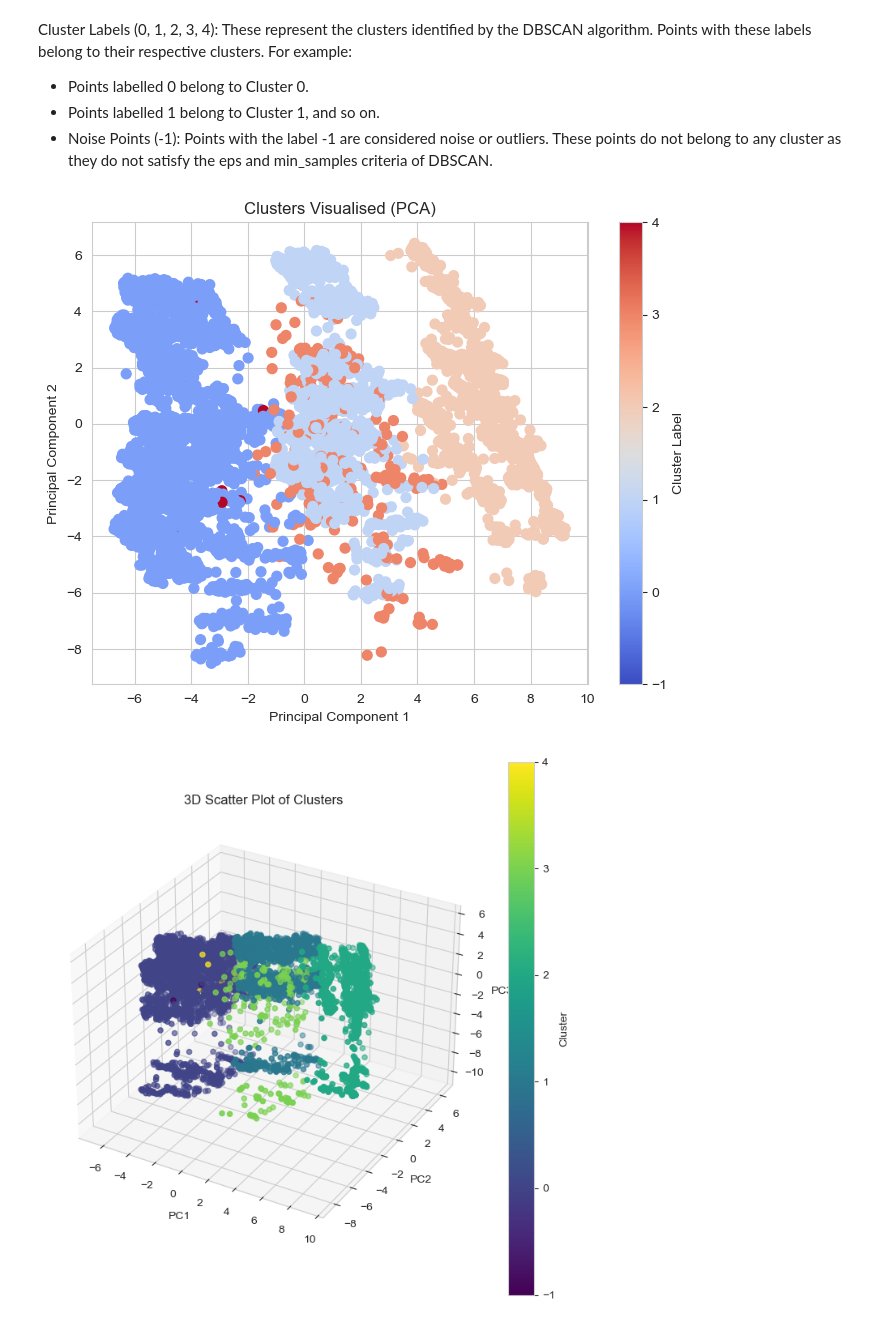
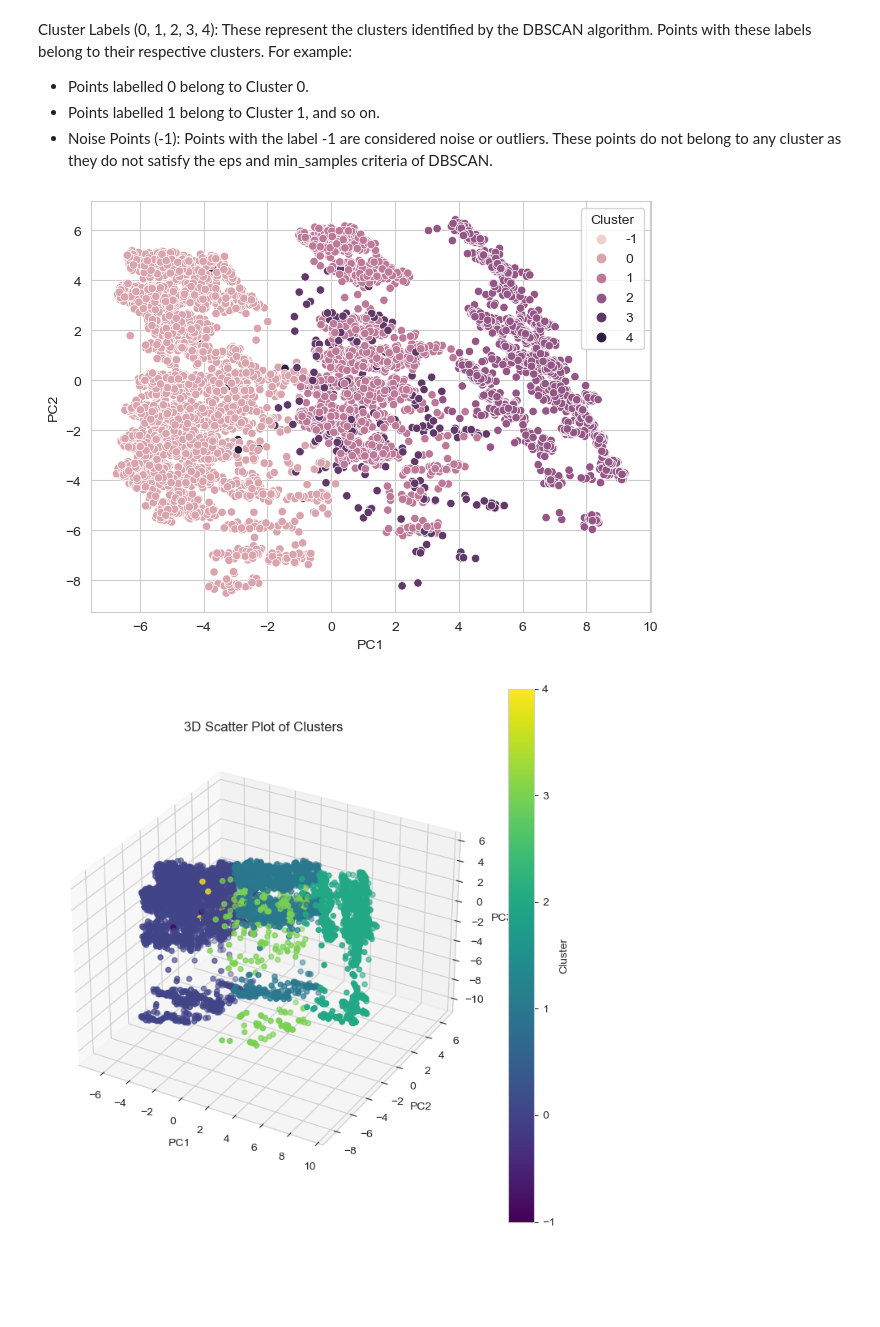
Before and after one commit to AdityaSreevatsaK/DS-ML-Playground, a Jupyter notebook: c. Jupyter Notebooks/National Health and Nutrition Examination Survey (NHANES).ipynb, the cells around one changed output. Saved outputs shown, nothing was run; the diff lists cells and outputs as text; code cells hidden in the pictures; blank space fills up the shorter version.

```diff
--- a/c. Jupyter Notebooks/National Health and Nutrition Examination Survey (NHANES).ipynb
+++ b/c. Jupyter Notebooks/National Health and Nutrition Examination Survey (NHANES).ipynb
@@ -22,8 +23,8 @@ from skopt.space import Real, Integer, Categorical
 
 warnings.filterwarnings('ignore')
 # %%
-health_data = pd.read_csv('../b. Datasets/NHANES/NHANES.csv')
-data_dictionary = pd.read_excel('../b. Datasets/NHANES/Data Dictionary.xlsx')
+health_data = pd.read_csv('ML3 data.csv')
+data_dictionary = pd.read_excel('Data_Description.xlsx')
 # %%
 display(health_data.head(2))
 display(health_data.tail(2))
@@ -129,7 +147,7 @@ X = health_data
 ## Implementing K-Means Clustering to gain better understanding of the data.
 # %%
 inertia = []
-for n in range (1, 16):
+for n in range (2, 16):
     k_means_model = KMeans(n_clusters=n,
                            init='k-means++',
                            n_init=30,
@@ -174,0 +193,18 @@ plt.show()
+# %%
+cluster_range = range(2, 16)
+silhouette_scores = []
+
+# Compute silhouette scores
+for n_clusters in cluster_range:
+    kmeans = KMeans(
+        n_clusters=n_clusters,
+        init='k-means++',
+        n_init=30,
+        max_iter=200,
+        tol=0.0001,
+        random_state=0,
+        algorithm='elkan'
+    )
+    cluster_labels = kmeans.fit_predict(X)
+    score = silhouette_score(X, cluster_labels)
+    silhouette_scores.append(score)
@@ -673,17 +733,16 @@ For example:
 health_data['Cluster'] = cluster_labels
 # %%
 pca = PCA(n_components=2)
-reduced_data = pca.fit_transform(health_data)
+pca_result = pca.fit_transform(health_data)
 
-plt.figure(figsize=(8, 6))
-plt.scatter(reduced_data[:, 0], reduced_data[:, 1], c=cluster_labels, cmap='coolwarm', s=50)
-plt.colorbar(label='Cluster Label')
-plt.title('Clusters Visualised (PCA)')
-plt.xlabel('Principal Component 1')
-plt.ylabel('Principal Component 2')
+pca_df = pd.DataFrame(pca_result, columns=['PC1', 'PC2'])
+pca_df['Cluster'] = health_data['Cluster']
+
+sns.scatterplot(data=pca_df, x="PC1", y="PC2", hue="Cluster")
+plt.tight_layout()
 plt.show()
 # %% [output]
-[figure, old version]
+[figure, new version]
 # %%
 pca = PCA(n_components=3)
 pca_result = pca.fit_transform(health_data)
```
Also changed, not shown: parts of 12 cells of this notebook, 1 other file.
